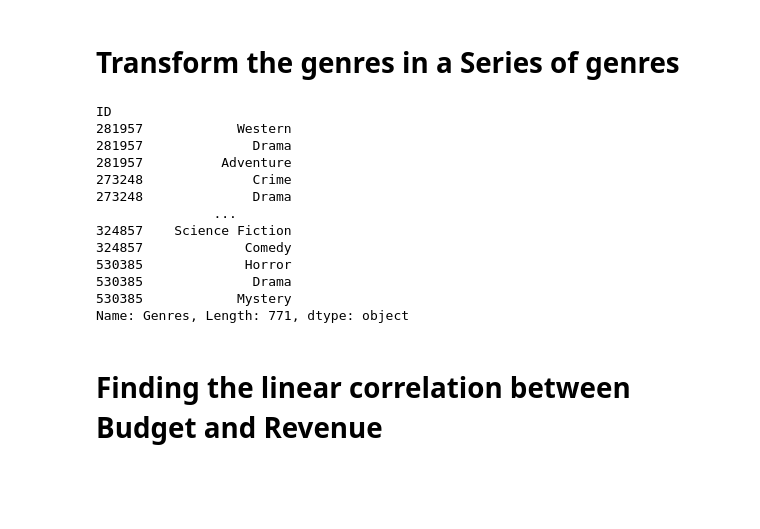
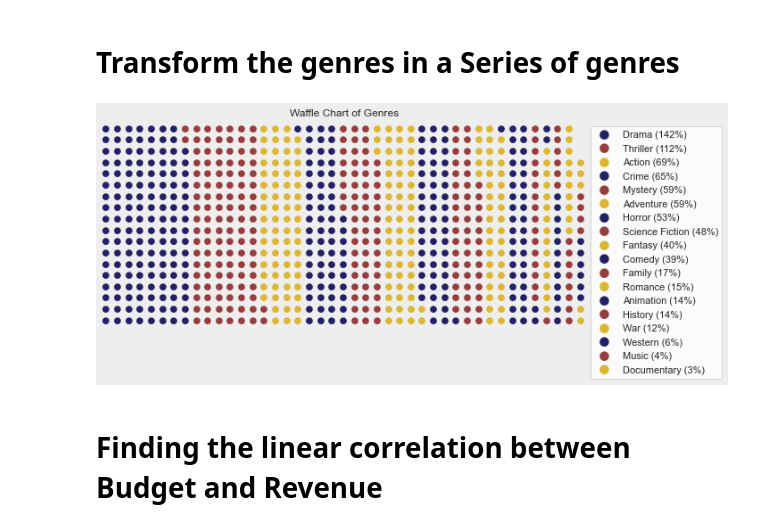
Before and after one commit to gabieller/MoviesDataBase, a Jupyter notebook: graph_analysis.ipynb, the cells around one changed output. Saved outputs shown, nothing was run; the diff lists cells and outputs as text; code cells hidden in the pictures; blank space fills up the shorter version.

Commit message:
genres count

```diff
--- a/graph_analysis.ipynb
+++ b/graph_analysis.ipynb
@@ -73,22 +74,6 @@ plt.savefig("Boxplot_ratings")
 # %% [markdown]
 # Transform the genres in a Series of genres
 # %%
-genres= pd.Series(base["Genres"].values, index = base["ID"], name = "Genres")
-get_genres = genres.str.split("|", expand = False)
-series = get_genres.explode()
-
-series
+df_genres_id= pd.Series(base["Genres"].values, index = base["ID"], name = "Genres")
+split_genres = genres.str.split("|", expand = False)
+genres_explode = get_genres.explode()
-# %% [output]
-ID
-281957            Western
-281957              Drama
-281957          Adventure
-273248              Crime
-273248              Drama
-               ...
-324857    Science Fiction
-324857             Comedy
-530385             Horror
-530385              Drama
-530385            Mystery
-Name: Genres, Length: 771, dtype: object
@@ -104,0 +82,23 @@ print (genres)
+# %%
+genres_count = genres_explode.value_counts()
+# %%
+#palette = sns.color_palette("Purples_r", 18)
+
+
+data = genres_count
+fig = plt.figure(
+    FigureClass=Waffle,
+    rows=18,
+    values=data,
+    colors=("#232066", "#983D3D", "#DCB732", "#232066", "#983D3D", "#DCB732", "#232066", "#983D3D", "#DCB732", "#232066", "#983D3D", "#DCB732", "#232066", "#983D3D", "#DCB732","#232066", "#983D3D", "#DCB732"),
+    title={'label': "Waffle Chart of Genres", 'loc': 'center'},
+    labels=["{0} ({1}%)".format(k, v) for k, v in data.items()],
+    legend={'loc': 'upper left', 'bbox_to_anchor': (1, 1)},
+    icons='circle', icon_size=9,
+    icon_legend=True
+)
+fig.gca().set_facecolor('#EEEEEE')
+fig.set_facecolor('#EEEEEE')
+plt.show()
+# %% [output]
+[figure, added]
```
Also changed, not shown: parts of 6 cells of this notebook, 1 other file.
